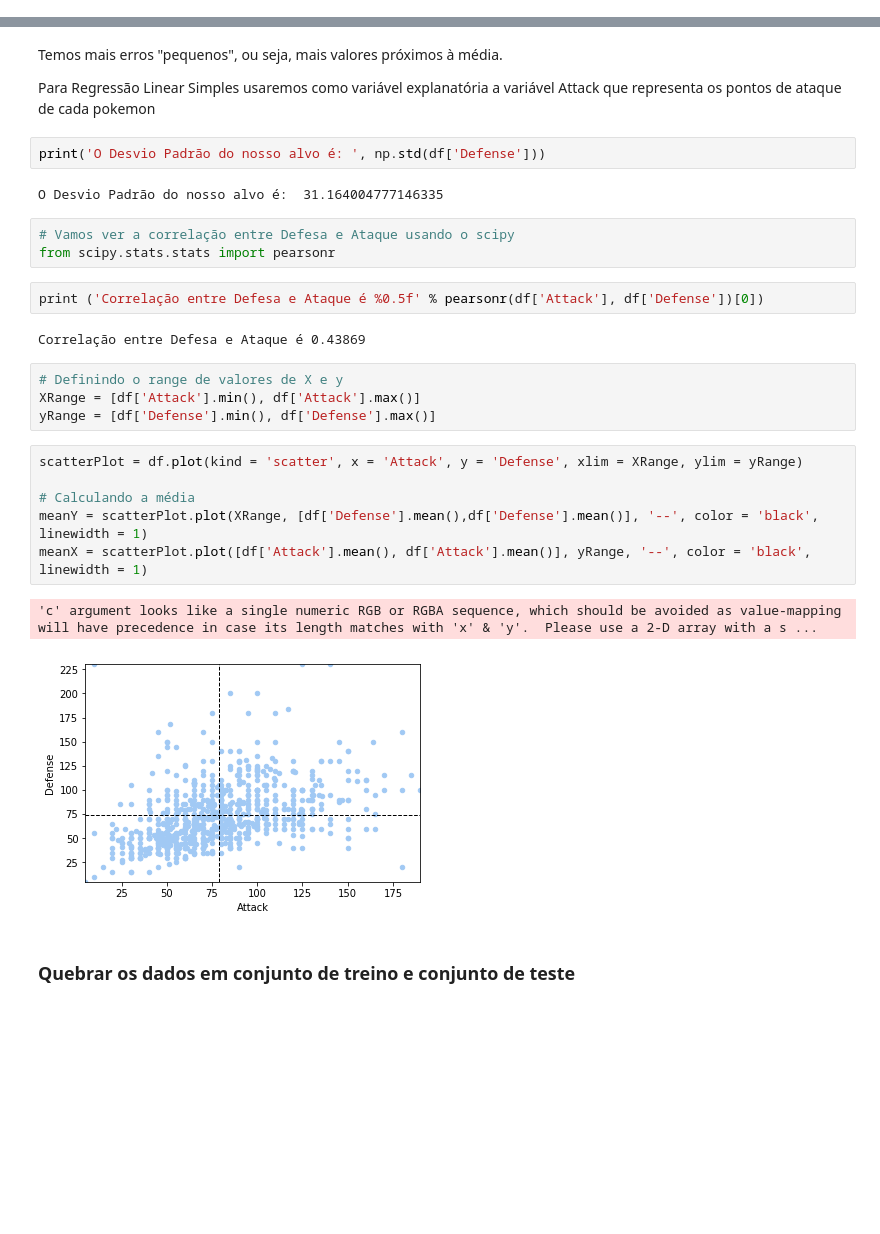
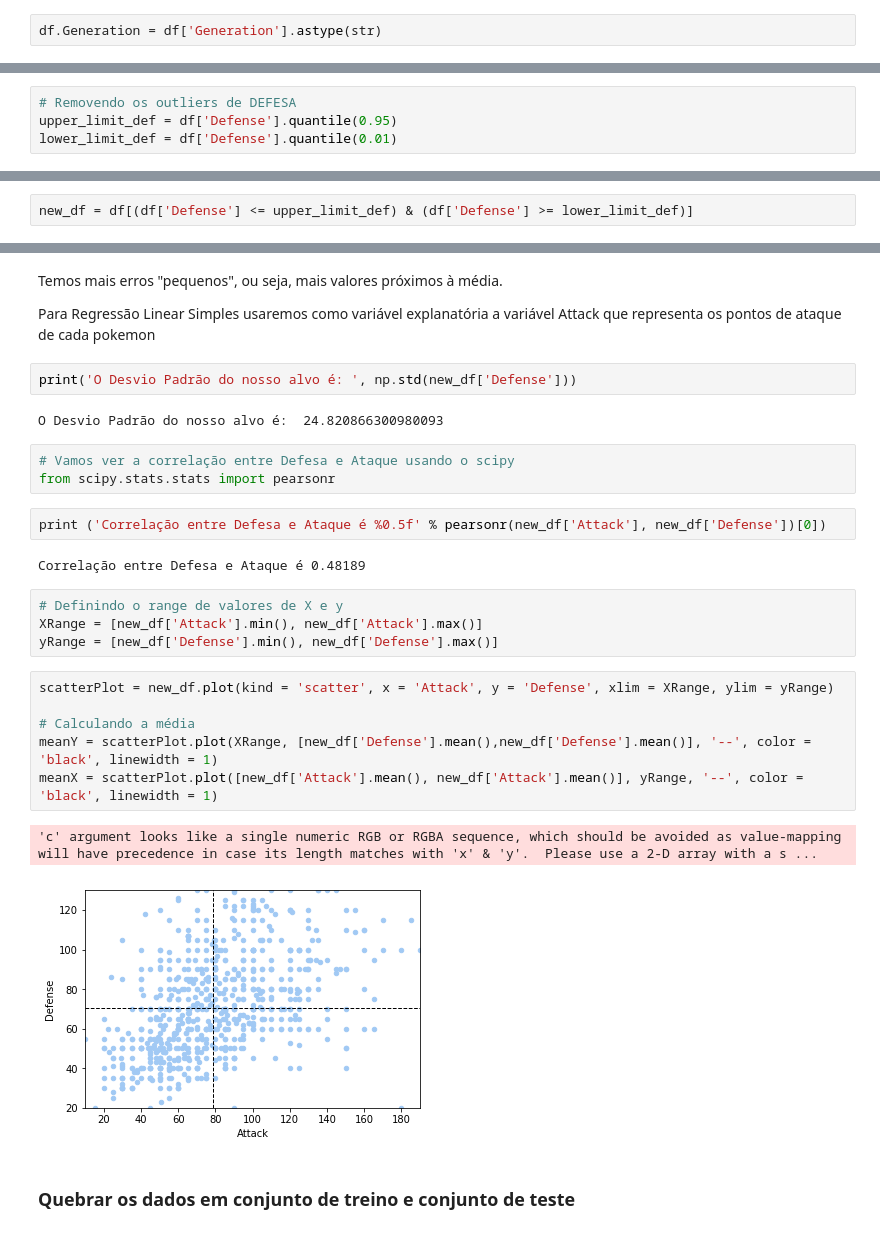
Before and after one commit to opablodantas/pokemon, a Jupyter notebook: POKEMON_STATS.ipynb, the cells around one changed output, grey strips where cells are left out. Drawn from its saved outputs; the diff is of its cells as text; blank space fills up the shorter version.

```diff
--- a/POKEMON_STATS.ipynb
+++ b/POKEMON_STATS.ipynb
@@ -85,0 +107,2 @@ dtype: object
+# %%
+df.Generation = df['Generation'].astype(str)
@@ -467,0 +574,4 @@ Observamos que a velocidade esta bem correlacionada com o ataque, a medida que a
+# %%
+# Removendo os outliers de DEFESA
+upper_limit_def = df['Defense'].quantile(0.95)
+lower_limit_def = df['Defense'].quantile(0.01)
@@ -467,0 +582,2 @@ Observamos que a velocidade esta bem correlacionada com o ataque, a medida que a
+# %%
+new_df = df[(df['Defense'] <= upper_limit_def) & (df['Defense'] >= lower_limit_def)]
@@ -495,29 +636,29 @@ Temos mais erros "pequenos", ou seja, mais valores próximos à média.
 
 Para Regressão Linear Simples usaremos como variável explanatória a variável Attack que representa os pontos de ataque de cada pokemon
 # %%
-print('O Desvio Padrão do nosso alvo é: ', np.std(df['Defense']))
+print('O Desvio Padrão do nosso alvo é: ', np.std(new_df['Defense']))
 # %% [output]
-O Desvio Padrão do nosso alvo é:  31.164004777146335
+O Desvio Padrão do nosso alvo é:  24.820866300980093
 # %%
 # Vamos ver a correlação entre Defesa e Ataque usando o scipy
 from scipy.stats.stats import pearsonr
 # %%
-print ('Correlação entre Defesa e Ataque é %0.5f' % pearsonr(df['Attack'], df['Defense'])[0])
+print ('Correlação entre Defesa e Ataque é %0.5f' % pearsonr(new_df['Attack'], new_df['Defense'])[0])
 # %% [output]
-Correlação entre Defesa e Ataque é 0.43869
+Correlação entre Defesa e Ataque é 0.48189
 # %%
 # Definindo o range de valores de X e y
-XRange = [df['Attack'].min(), df['Attack'].max()]
-yRange = [df['Defense'].min(), df['Defense'].max()]
+XRange = [new_df['Attack'].min(), new_df['Attack'].max()]
+yRange = [new_df['Defense'].min(), new_df['Defense'].max()]
 # %%
-scatterPlot = df.plot(kind = 'scatter', x = 'Attack', y = 'Defense', xlim = XRange, ylim = yRange)
+scatterPlot = new_df.plot(kind = 'scatter', x = 'Attack', y = 'Defense', xlim = XRange, ylim = yRange)
 
 # Calculando a média
-meanY = scatterPlot.plot(XRange, [df['Defense'].mean(),df['Defense'].mean()], '--', color = 'black', linewidth = 1)
-meanX = scatterPlot.plot([df['Attack'].mean(), df['Attack'].mean()], yRange, '--', color = 'black', linewidth = 1)
+meanY = scatterPlot.plot(XRange, [new_df['Defense'].mean(),new_df['Defense'].mean()], '--', color = 'black', linewidth = 1)
+meanX = scatterPlot.plot([new_df['Attack'].mean(), new_df['Attack'].mean()], yRange, '--', color = 'black', linewidth = 1)
 # %% [output]
 'c' argument looks like a single numeric RGB or RGBA sequence, which should be avoided as value-mapping will have precedence in case its length matches with 'x' & 'y'.  Please use a 2-D array with a s ...
-[figure, old version]
+[figure, new version]
 # %% [markdown]
 ### Quebrar os dados em conjunto de treino e conjunto de teste
 # %%
```
Also changed, not shown: parts of 36 cells of this notebook.
